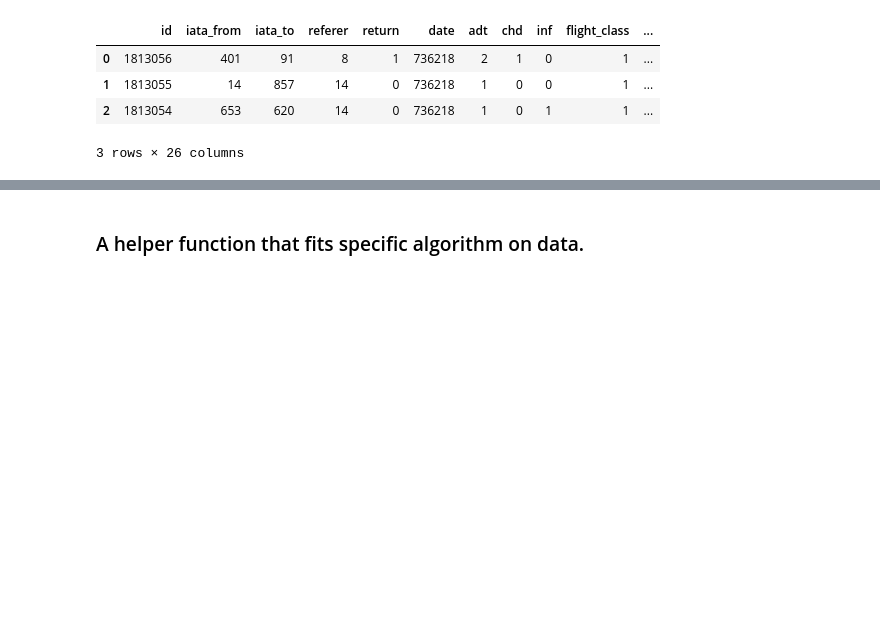
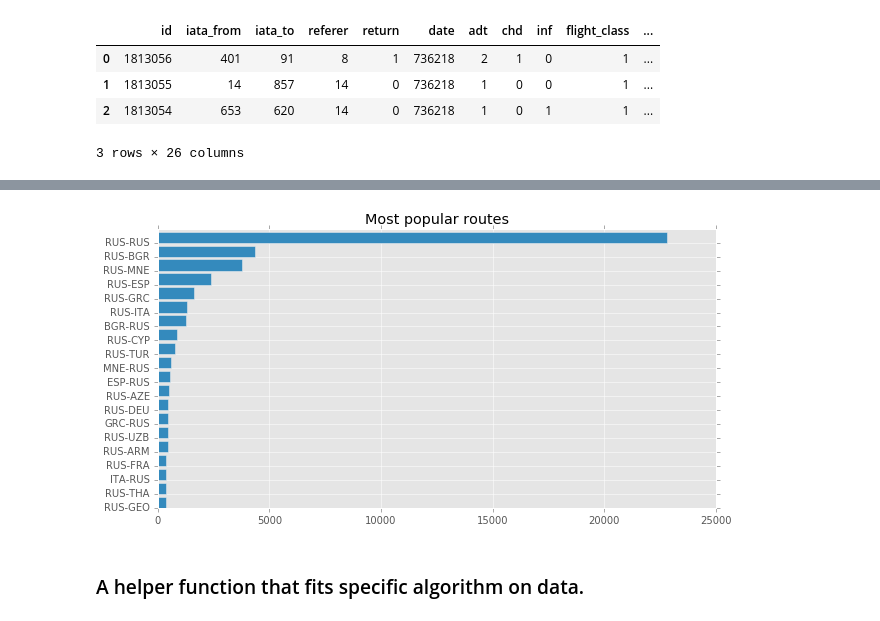
Before and after one commit to tema-popov/clicks, a Jupyter notebook: clicks.ipynb, the cells around one changed output, grey strips where cells are left out. Saved outputs shown, nothing was run; the diff lists cells and outputs as text; code cells hidden in the pictures; blank space fills up the shorter version.

```diff
--- a/clicks.ipynb
+++ b/clicks.ipynb
@@ -44,3 +55,17 @@ labeled_clicks.head(3)
+# %%
+most_popular = clicks[clicks.book == 1]\
+                .groupby(['iso_from', 'iso_to'])\
+                .size()\
+                .sort_values()[-20:]\
+                .reset_index(name='books')
+most_popular['from_to'] = most_popular.iso_from.map(str) + '-' + most_popular.iso_to
+most_popular = most_popular[['books', 'from_to']]
+fig = plt.figure(figsize=(10, 5))
+plt.title('Most popular routes')
+plt.barh(np.arange(len(most_popular)), most_popular.books)
+plt.yticks(np.arange(len(most_popular)), most_popular.from_to);
+# %% [output]
+[figure, added]
 # %% [markdown]
 ### A helper function that fits specific algorithm on data.
 # %%
```
Also changed, not shown: parts of 7 cells of this notebook.
